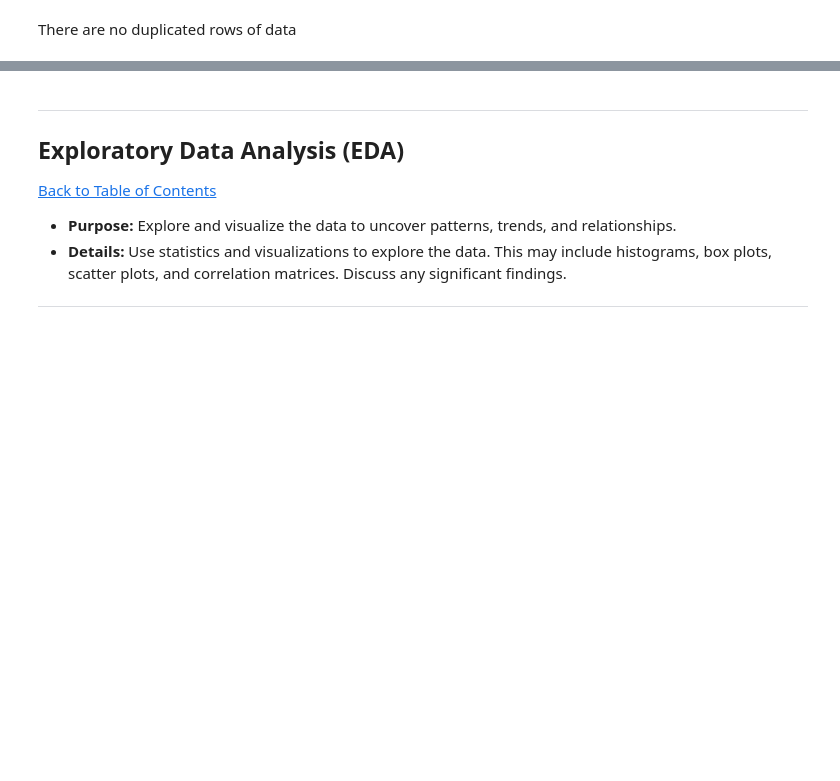
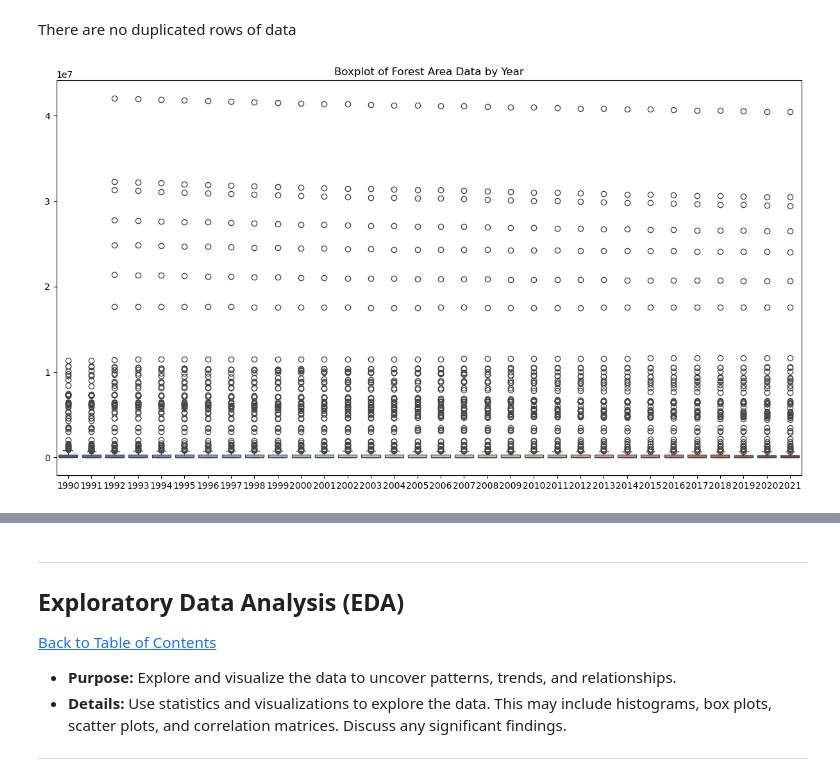
Before and after one commit to sarahgracemahlangu/ExploreAI-Capstone-Project, a Jupyter notebook: capstone_project.ipynb, the cells around one changed output, grey strips where cells are left out. Saved outputs shown, nothing was run; the diff lists cells and outputs as text; code cells hidden in the pictures; blank space fills up the shorter version.

Commit message:
Further data cleaning update
Checked for outliers and removed them from the dataset

```diff
--- a/capstone_project.ipynb
+++ b/capstone_project.ipynb
@@ -233,3 +259,8 @@ num_duplicates
 0
 # %% [markdown]
 There are no duplicated rows of data
+# %%
+# Detecting outliers
+
+# Select numeric columns
+numeric_columns = df_interpolated.iloc[:, 2:]
@@ -235,0 +285,9 @@ There are no duplicated rows of data
+# %%
+# Visualize outliers with boxplots
+
+plt.figure(figsize = (15, 8))
+sns.boxplot(data = numeric_columns, orient = "v", palette = "coolwarm")
+plt.title("Boxplot of Forest Area Data by Year")
+plt.show()
+# %% [output]
+[figure, added]
```
Also changed, not shown: parts of 11 cells of this notebook.
